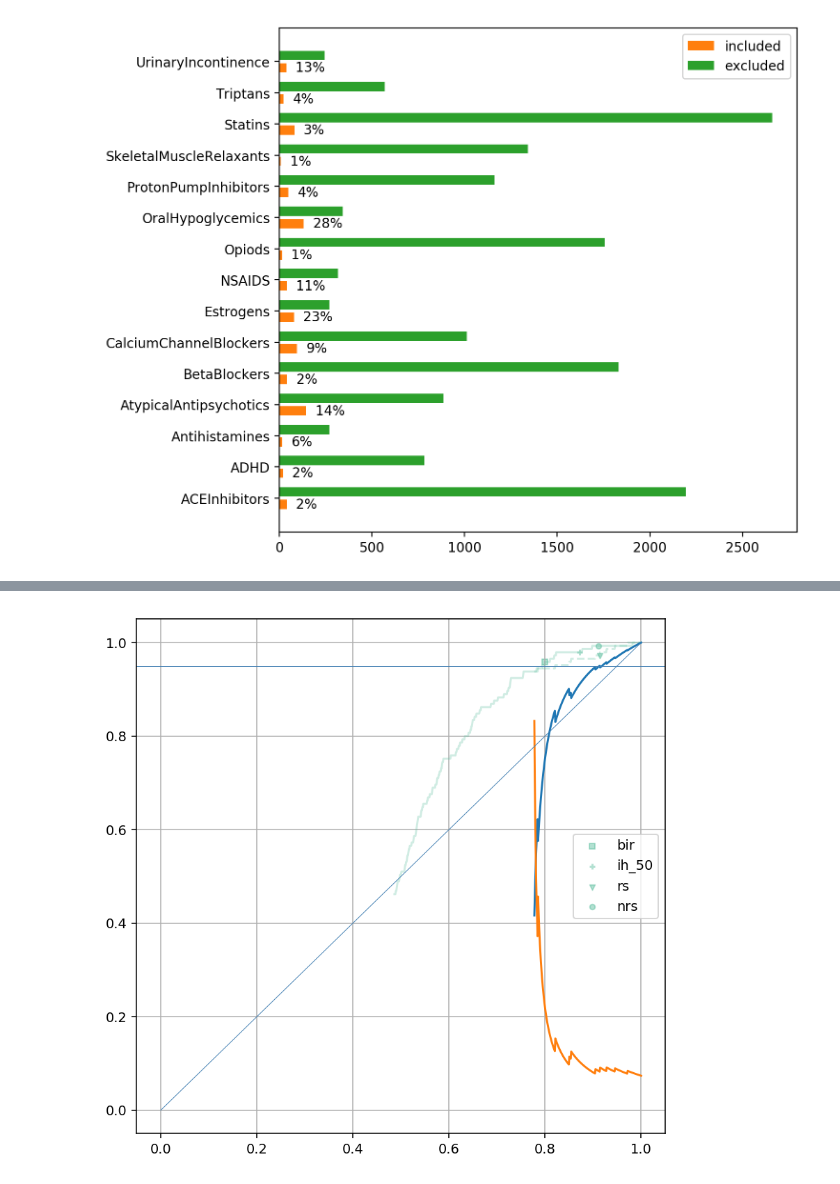
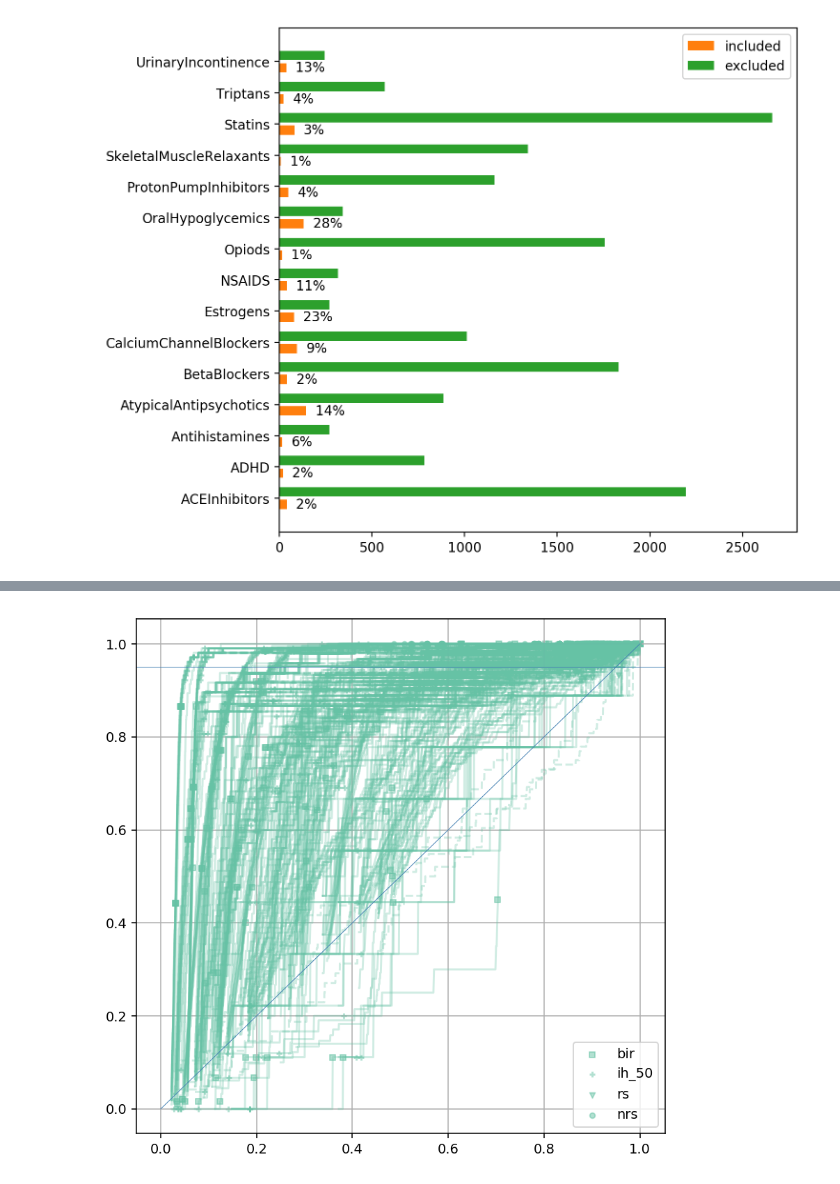
Before and after one commit to mcallaghan/rapid-screening, a Jupyter notebook: analysis/evaluation.ipynb, the cells around one changed output, grey strips where cells are left out. Saved outputs shown, nothing was run; the diff lists cells and outputs as text; code cells hidden in the pictures.

```diff
--- a/analysis/evaluation.ipynb
+++ b/analysis/evaluation.ipynb
@@ -99,7 +99,7 @@ plt.show()
 # %%
 importlib.reload(rr)
 
-recalculate = True
+recalculate = False
 if recalculate:
     models = [
         SVC(kernel='linear',class_weight='balanced',probability=True)
@@ -126,7 +126,7 @@ if recalculate:
         df = df.dropna().reset_index(drop=True)
         #if df.shape[0] > 1000:
             #continue
-        if name not in ["AtypicalAntipsychotics"]:#,"BetaBlockers"]:
+        if name not in ["Opiods"]:#,"BetaBlockers"]:
             continue
         ss = rr.ScreenScenario(
             df, models, 500, [50,100,200], name
@@ -140,7 +140,15 @@ if recalculate:
 
 
 else:
-    results_df = pd.read_csv('../results/results.csv')
+    dfs = []
+    for suffix, label in [("","cohen"), ("_pb_copd","copd_pb"), ("_fr", "fastread")]:
+        df = pd.read_csv(f'../results/results{suffix}.csv')
+        df['data_source'] = label
+        df = df[df['iteration']<=9]
+        print(df['iteration'].max())
+        dfs.append(df)
+    results_df = pd.concat(dfs)
+    print(results_df.shape)
     for p in ["estimated_recall_path", "recall_track", "work_track","random_work_track","random_recall_track"]:
         results_df[p] = results_df[p].apply(ast.literal_eval)
 
@@ -167,33 +174,33 @@ pdf = results_df#[results_df['N'] > 1000]
 
 for i, p in pdf.iterrows():
 
     ax.plot(p['work_track'], p['recall_track'], c = colors[0], alpha=a)
     ax.plot(p['random_work_track'], p['random_recall_track'], c = colors[0], alpha=a, linestyle="--")
-    ax.plot(p['random_work_track'], p['estimated_recall_path'])
-    ax.plot(p['random_work_track'], p['estimated_p_path'])
+    #ax.plot(p['random_work_track'], p['estimated_recall_path'])
+    #ax.plot(p['random_work_track'], p['estimated_p_path'])
 
 s_crit = ["bir","ih_50","rs","nrs"]
 
 import itertools
 marker = itertools.cycle((',', '+', 'v', 'o', '*',':'))
 
 #ax.scatter(pdf['random_start_work'],pdf['random_start_recall'],c=colors[0],s=size,alpha=a+0.2)
 
 for s in s_crit:
     ax.scatter(
         1- pdf[f'wss95_{s}'],
         pdf[f'recall_{s}'],
         c = colors[0], marker = next(marker),
         label = s,
         s = size,
         alpha=a+0.2
     )
 
 ax.axhline(0.95, color="steelblue",lw=0.5)
 ax.plot([0,1],[0,1], color="steelblue", lw=0.5)
 ax.legend()
 ax.grid()
 
 plt.show()
 # %% [output]
-[figure, old version]
+[figure, new version]
```
Also changed, not shown: parts of 24 cells of this notebook, 2 other files.
